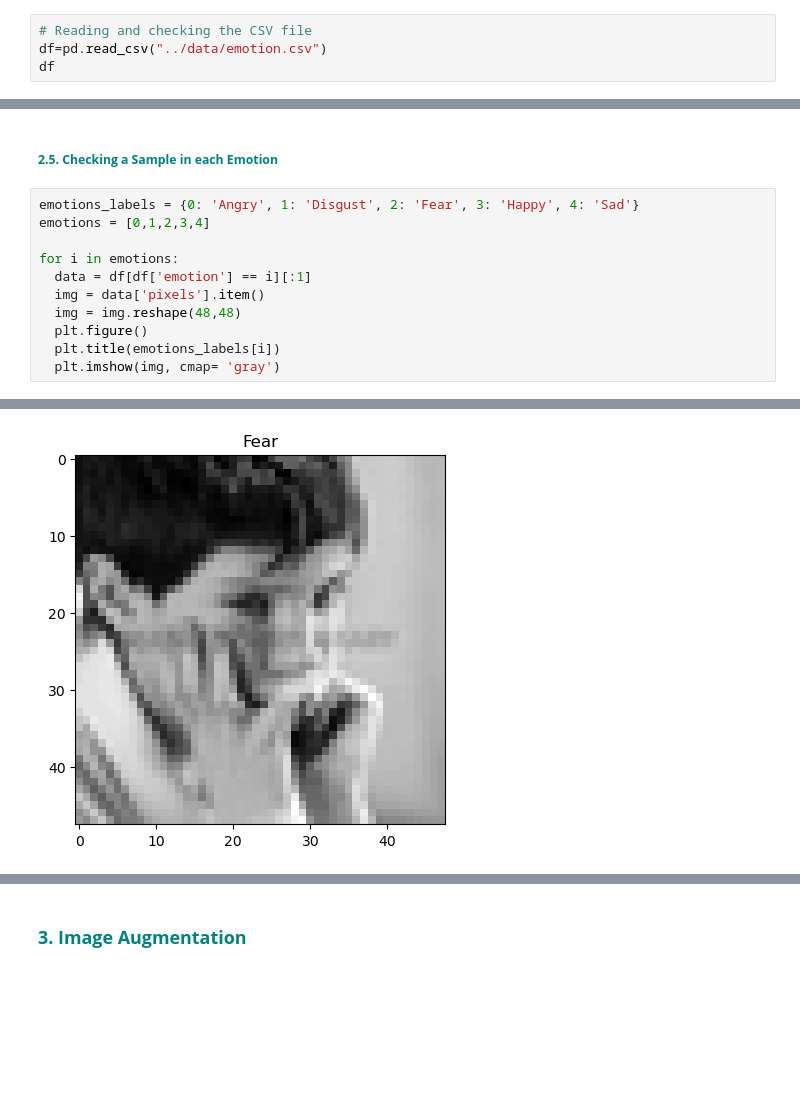
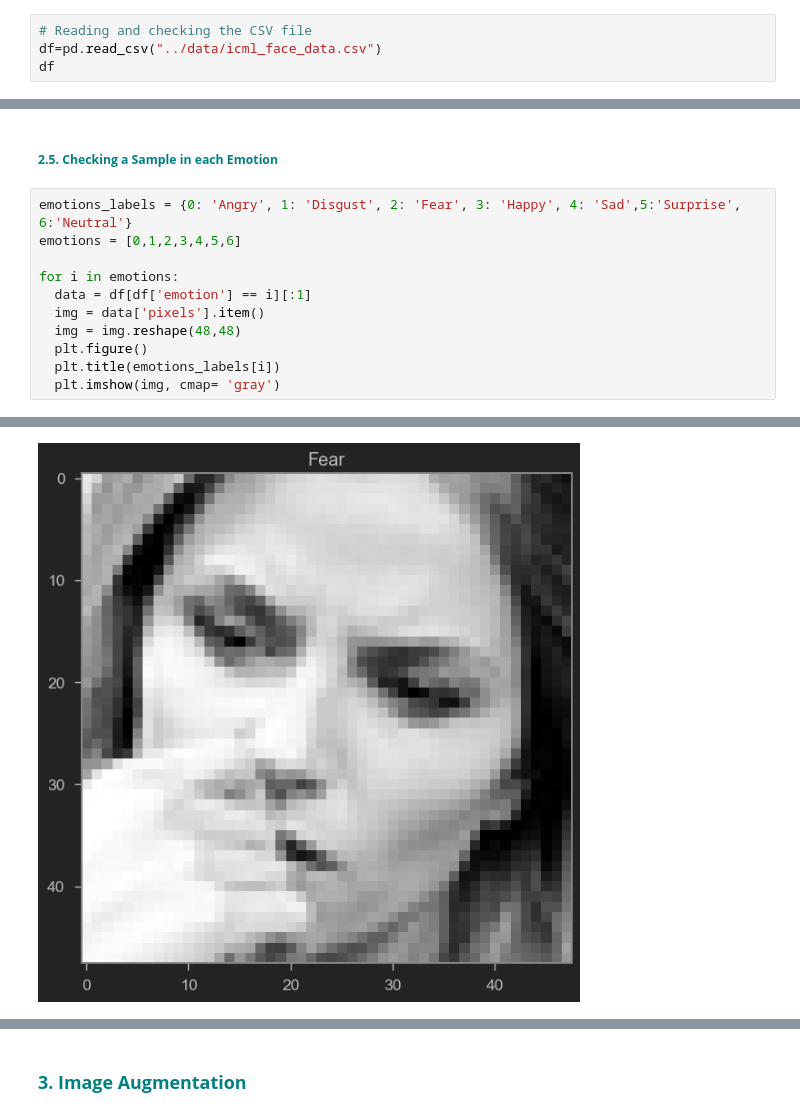
Before and after one commit to sabheen9/CapStone3-Facial_Expression_Classification, a Jupyter notebook: notebooks/Facial_Expression_Classification.ipynb, the cells around one changed output, grey strips where cells are left out. Cells and saved outputs as stored; diff of their text form; blank space fills up the shorter version.

```diff
--- a/notebooks/Facial_Expression_Classification.ipynb
+++ b/notebooks/Facial_Expression_Classification.ipynb
@@ -61,7 +90,7 @@ import cv2  # OpenCV for flipping and scaling
 ##### **<font color='teal'> 1.2. Loading the data </font>**
 # %%
 # Reading and checking the CSV file
-df=pd.read_csv("../data/emotion.csv")
+df=pd.read_csv("../data/icml_face_data.csv")
 df
 # %% [output]
 |  | emotion | pixels |
@@ -160,8 +194,8 @@ plt.show()
 # %% [markdown]
 ##### **<font color='teal'> 2.5. Checking a Sample in each Emotion </font>**
 # %%
-emotions_labels = {0: 'Angry', 1: 'Disgust', 2: 'Fear', 3: 'Happy', 4: 'Sad'}
-emotions = [0,1,2,3,4]
+emotions_labels = {0: 'Angry', 1: 'Disgust', 2: 'Fear', 3: 'Happy', 4: 'Sad',5:'Surprise', 6:'Neutral'}
+emotions = [0,1,2,3,4,5,6]
 
 for i in emotions:
   data = df[df['emotion'] == i][:1]
@@ -176 +210 @@ for i in emotions:
-[figure, old version]
+[figure, new version]
```
Also changed, not shown: parts of 16 cells of this notebook, 1 other file.
